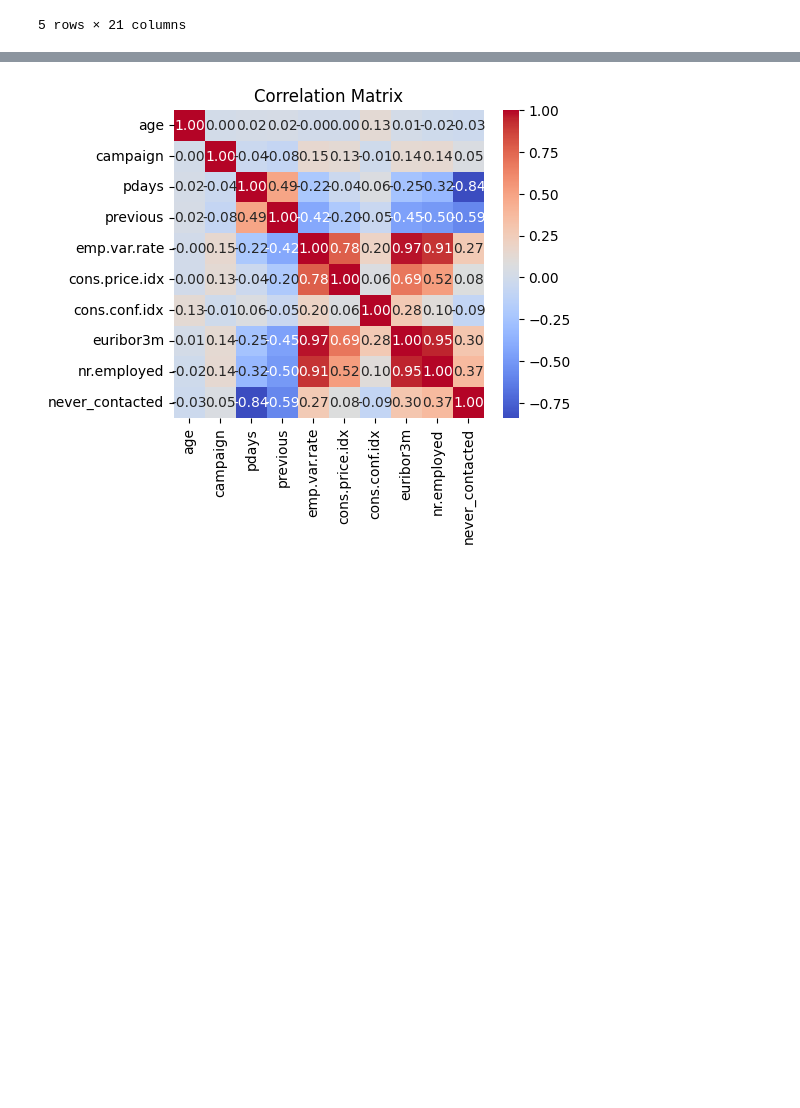
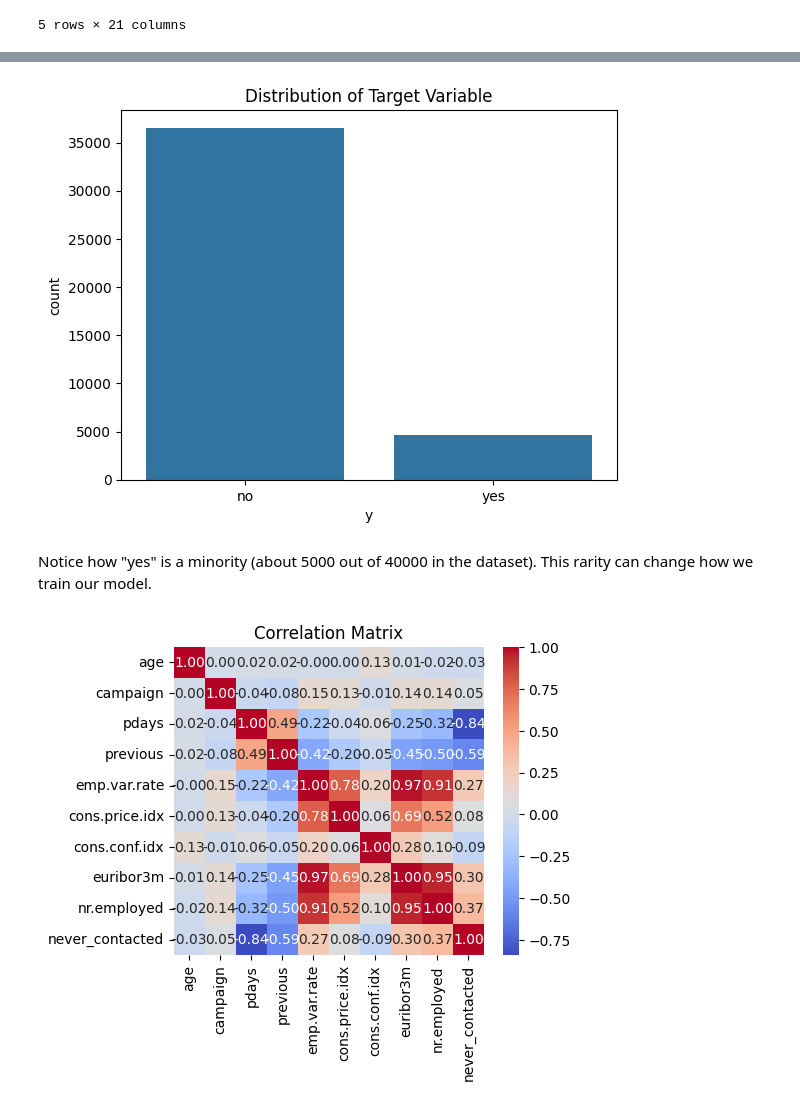
Before and after one commit to AaronVillegas5/uci-bank-marketing-analysis, a Jupyter notebook: bank_marketing_project.ipynb, the cells around one changed output, grey strips where cells are left out. Cells and saved outputs as stored; diff of their text form; code cells hidden in the pictures; blank space fills up the shorter version.

```diff
--- a/bank_marketing_project.ipynb
+++ b/bank_marketing_project.ipynb
@@ -113,3 +114,11 @@ See https://pandas.pydata.org/docs/user_guide/migration-3-strings.html#string-mi
+# %%
+sns.countplot(x="y", data=df)
+plt.title("Distribution of Target Variable")
+plt.show()
+# %% [output]
+[figure, added]
+# %% [markdown]
+Notice how "yes" is a minority (about 5000 out of 40000 in the dataset). This rarity can change how we train our model.
 # %%
 corr = df.corr(numeric_only=True)
 plt.figure(figsize=(5,4))
```
Also changed, not shown: parts of 26 cells of this notebook.
